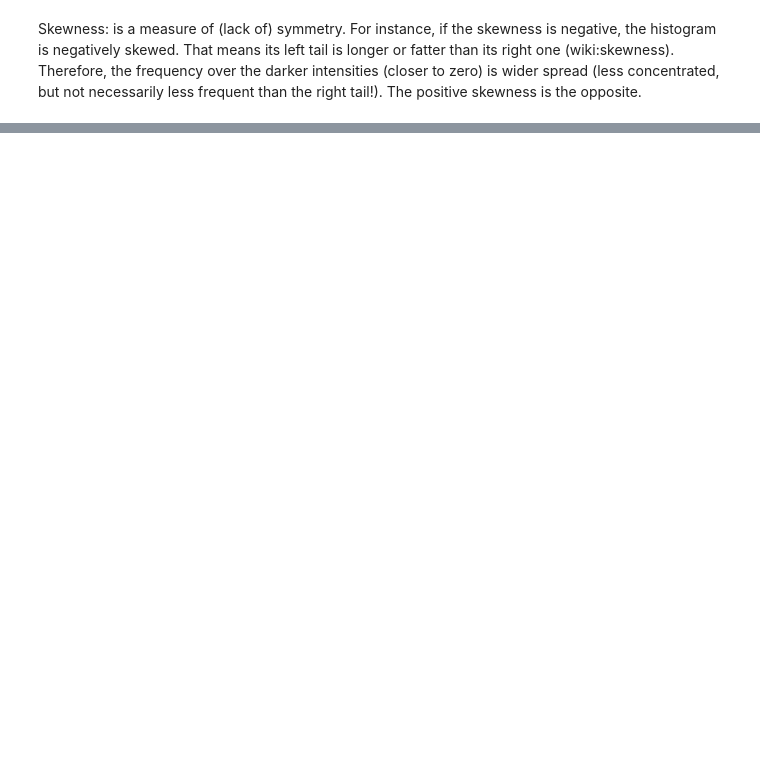
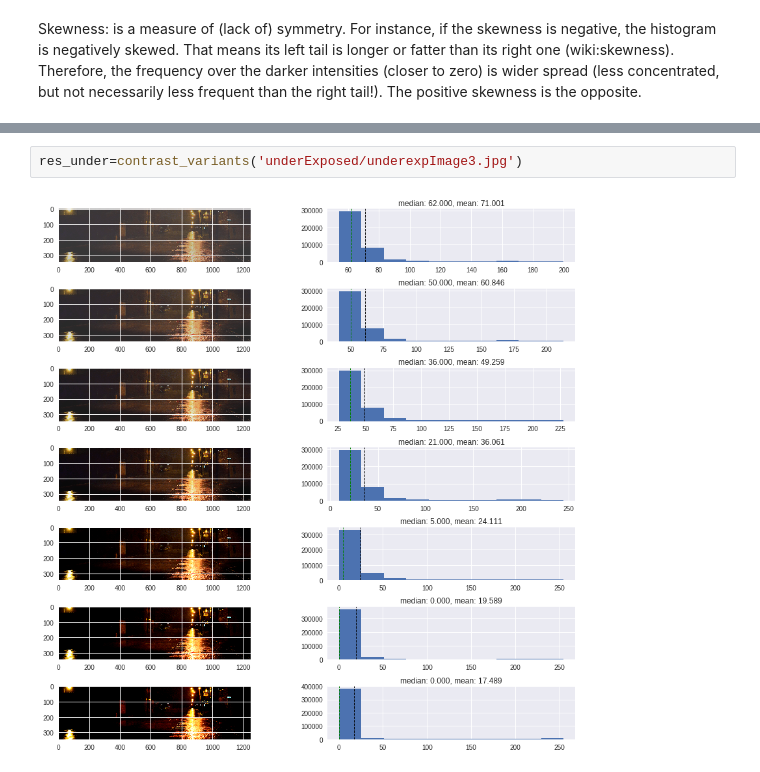
Before and after one commit to UjjwalSaxena/road-glare-removal-tests, a Jupyter notebook: tests1.ipynb, the cells around one changed output, grey strips where cells are left out. Drawn from its saved outputs; the diff is of its cells as text; blank space fills up the shorter version.

```diff
--- a/tests1.ipynb
+++ b/tests1.ipynb
@@ -119,0 +226,4 @@ Skewness: is a measure of (lack of) symmetry. For instance, if the skewness is n
+# %%
+res_under=contrast_variants('underExposed/underexpImage3.jpg')
+# %% [output]
+[figure, added]
```
Also changed, not shown: parts of 12 cells of this notebook.
